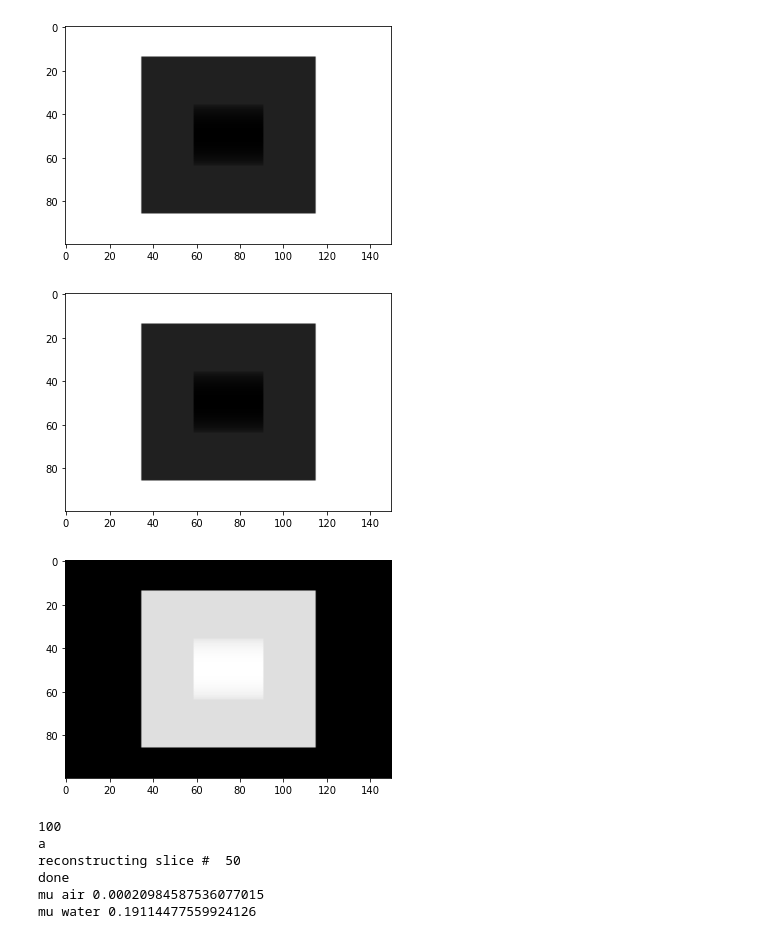
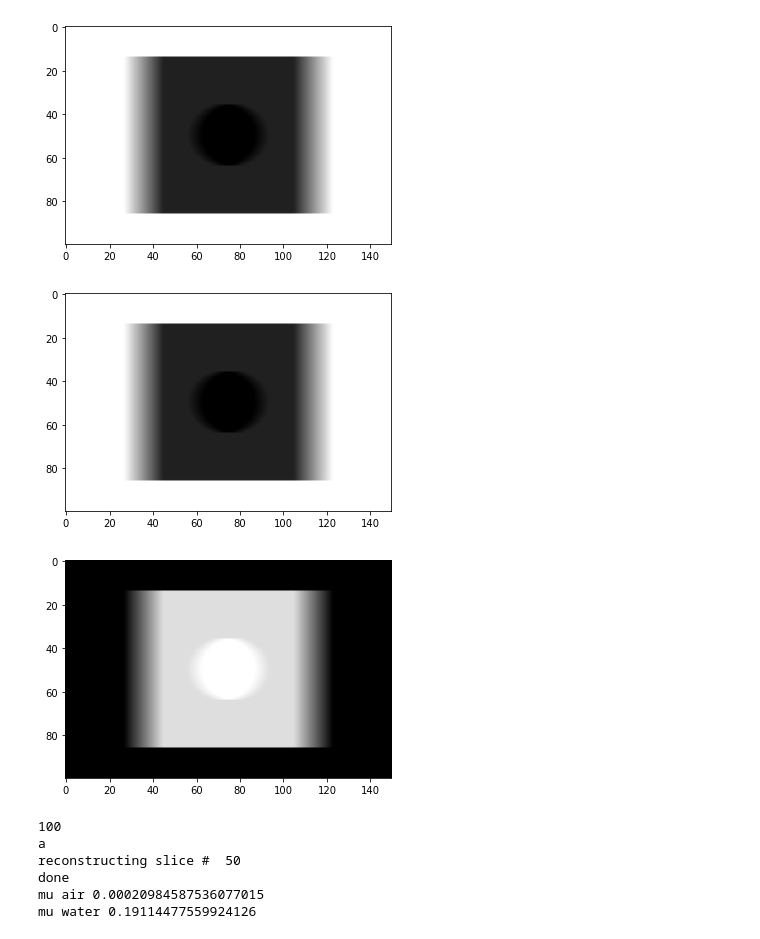
Before and after one commit to Chummbles/gvxr_recon_example, a Jupyter notebook: notebook1.ipynb, the cells around one changed output. Cells and saved outputs as stored; diff of their text form; code cells hidden in the pictures.

```diff
--- a/notebook1.ipynb
+++ b/notebook1.ipynb
@@ -9,7 +9,7 @@ from skimage.transform import iradon
 from math import floor
 # %%
 number_of_projections = 360;
-sliceToVis = floor(number_of_projections/2);
+projectionToVis = 25; #floor(number_of_projections/2);
 rayEnergy = 73;
 angular_step = 180 / number_of_projections;
 pixel_spacing_in_micrometre = 0.625;
@@ -34,21 +34,21 @@ gvxr.addPolygonMeshAsInnerSurface("cyl");
 # %%
 raw_projections = [];
 theta = [];
 for angle_id in range(0, number_of_projections):
     gvxr.rotateScene(-angular_step, 0, 0, 1);
     theta.append(-angular_step * angle_id);
     #gvxr.displayScene();
     xray_image = np.array(gvxr.computeXRayImage());
     raw_projections.append(xray_image);
     #plt.imshow(xray_image, cmap='gray');
 
 raw_projections = np.array(raw_projections);
 raw_projections = raw_projections / gvxr.getUnitOfEnergy("keV");
 
-plt.imshow(raw_projections[sliceToVis], cmap='gray');
+plt.imshow(raw_projections[projectionToVis], cmap='gray');
 #gvxr.renderLoop();
 # %% [output]
-[figure, old version]
+[figure, new version]
 # %%
 # Create a mock dark field image
 dark_field_image = np.zeros(raw_projections.shape);
@@ -68,9 +68,9 @@ flat_field_image *= total_energy;
 # Apply the actual flat-field correction on the raw projections
 corrected_projections = (raw_projections - dark_field_image) / (flat_field_image - dark_field_image);
 
-plt.imshow(corrected_projections[sliceToVis], cmap='gray');
+plt.imshow(corrected_projections[projectionToVis], cmap='gray');
 # %% [output]
-[figure, old version]
+[figure, new version]
 # %%
 
 # Create a temporary image to hold the sinogram
@@ -88,9 +88,9 @@ simulated_sinogram = -np.log(simulated_sinogram);
 # Rescale the data taking into account the pixel size
 simulated_sinogram /= pixel_spacing_in_micrometre * (gvxr.getUnitOfLength("um") / gvxr.getUnitOfLength("cm"));
 
-plt.imshow(simulated_sinogram[sliceToVis], cmap='gray');
+plt.imshow(simulated_sinogram[projectionToVis], cmap='gray');
 # %% [output]
-[figure, old version]
+[figure, new version]
 # %%
 CT_slice_from_simulated_sinogram = [];
 
```
